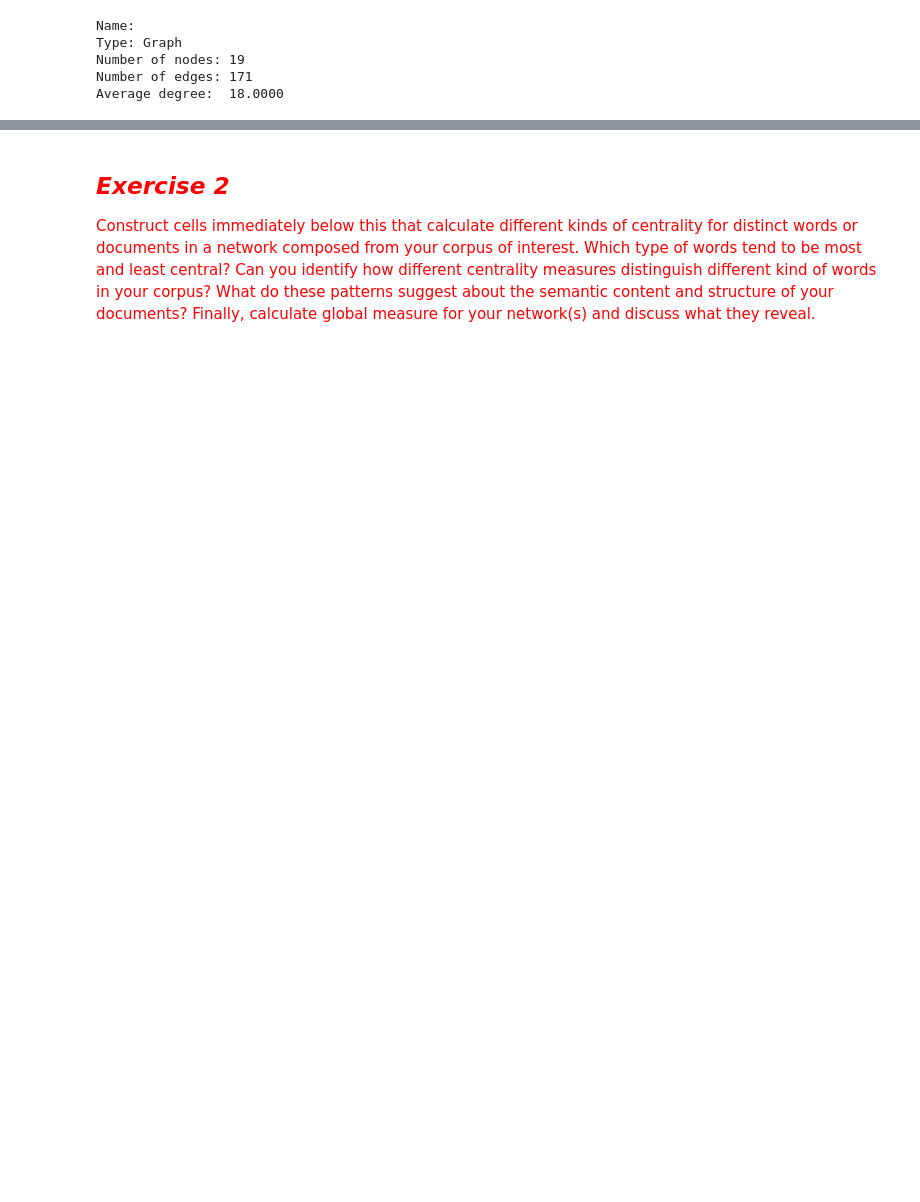
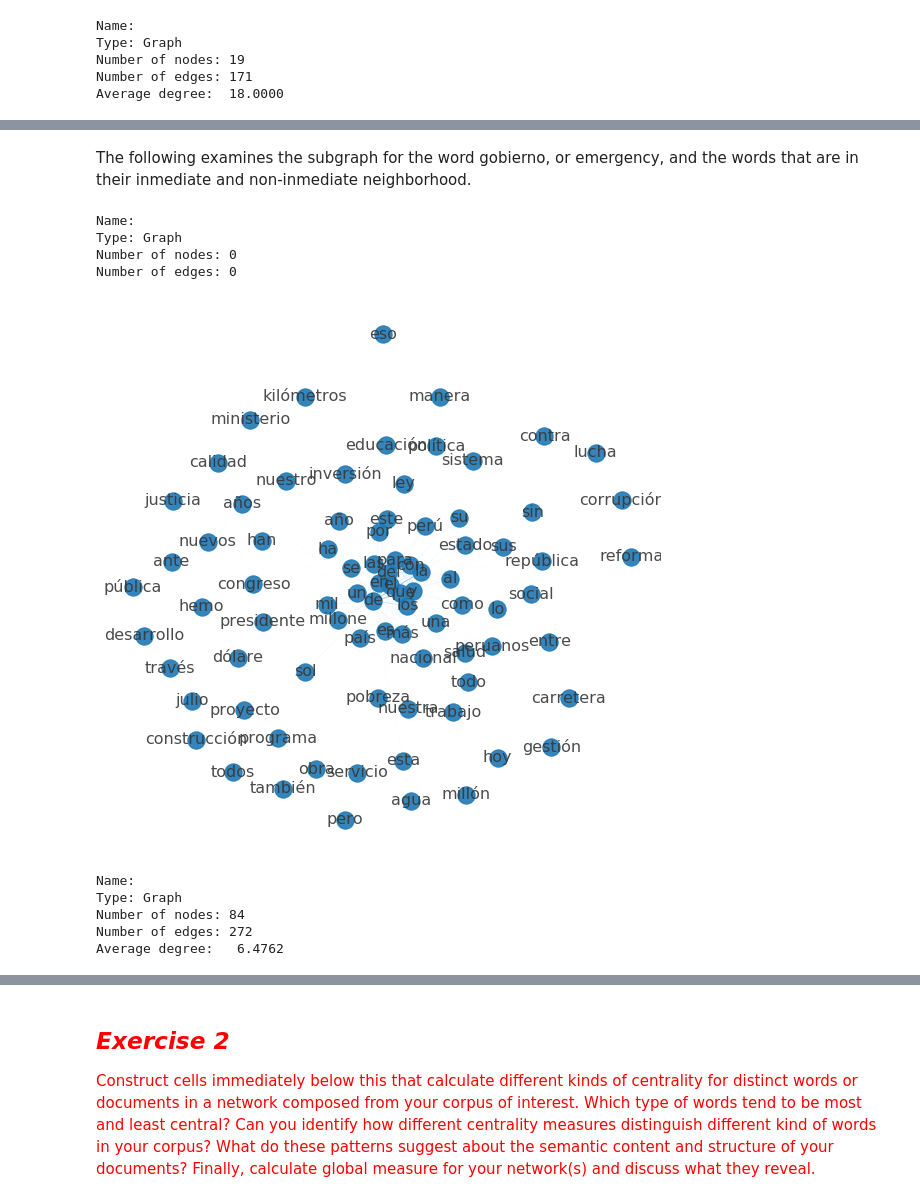
Before and after one commit to ccsuehara/Content-Analysis-2020, a Jupyter notebook: week-5/HW5_exercise.ipynb, the cells around one changed output, grey strips where cells are left out. Drawn from its saved outputs; the diff is of its cells as text; code cells hidden in the pictures; blank space fills up the shorter version.

```diff
--- a/week-5/HW5_exercise.ipynb
+++ b/week-5/HW5_exercise.ipynb
@@ -276,12 +354,44 @@ nx.draw(giant, ax = ax, pos = layout, labels = {n:n for n in giant.nodes()},
+# %% [markdown]
+The following examines the subgraph for the word gobierno, or emergency, and the words that are in their inmediate and non-inmediate neighborhood.
 # %%
-emergenciaNeighbors = gWord.neighbors('emergencia')
-emergenciaNeighborsPlus1 = set(emergenciaNeighbors)
-for n in emergenciaNeighbors:
-    emergenciaNeighborsPlus1 |= set(giant.neighbors(n))
+gobiernoNeighbors = gWord.neighbors('gobierno')
+gobiernoNeighborsPlus1 = set(gobiernoNeighbors)
+for n in gobiernoNeighbors:
+    gobiernoNeighborsPlus1 |= set(giant.neighbors(n))
 
-#for x in emergenciaNeighborsPlus1:
+#for x in gobiernoNeighborsPlus1:
 #    print(x)
+
+
+g_gobierno = giant.subgraph(gobiernoNeighbors)
+print(nx.info(g_gobierno))
+# %% [output]
+Name:
+Type: Graph
+Number of nodes: 0
+Number of edges: 0
+# %%
+
+layout_amer = nx.spring_layout(g_gobierno, weight='weight', iterations= 100, k = .3)
+fig, ax = plt.subplots(figsize = (10,10))
+maxWeight = max((d['weight'] for n1, n2, d in g_gobierno.edges(data = True)))
+minWeight = min((d['weight'] for n1, n2, d in g_gobierno.edges(data = True)))
+nx.draw(g_gobierno, ax = ax, pos = layout_amer, labels = {n:n for n in g_gobierno.nodes()},
+        width=[(d['weight'] - minWeight + .7) / maxWeight for n1, n2, d in g_gobierno.edges(data = True)],
+        alpha = .9,
+        font_size = 16,
+        font_color = 'xkcd:dark grey',
+        edge_color = 'xkcd:sky blue',
+        cmap = plt.get_cmap('plasma'))
+# %% [output]
+[figure, added]
 # %%
-g_emergencia2 = giant.subgraph(emergenciaNeighborsPlus1)
-print(nx.info(g_emergencia2))
+g_gobierno2 = giant.subgraph(gobiernoNeighborsPlus1)
+print(nx.info(g_gobierno2))
+# %% [output]
+Name:
+Type: Graph
+Number of nodes: 84
+Number of edges: 272
+Average degree:   6.4762
 # %%
```
Also changed, not shown: parts of 52 cells of this notebook.
